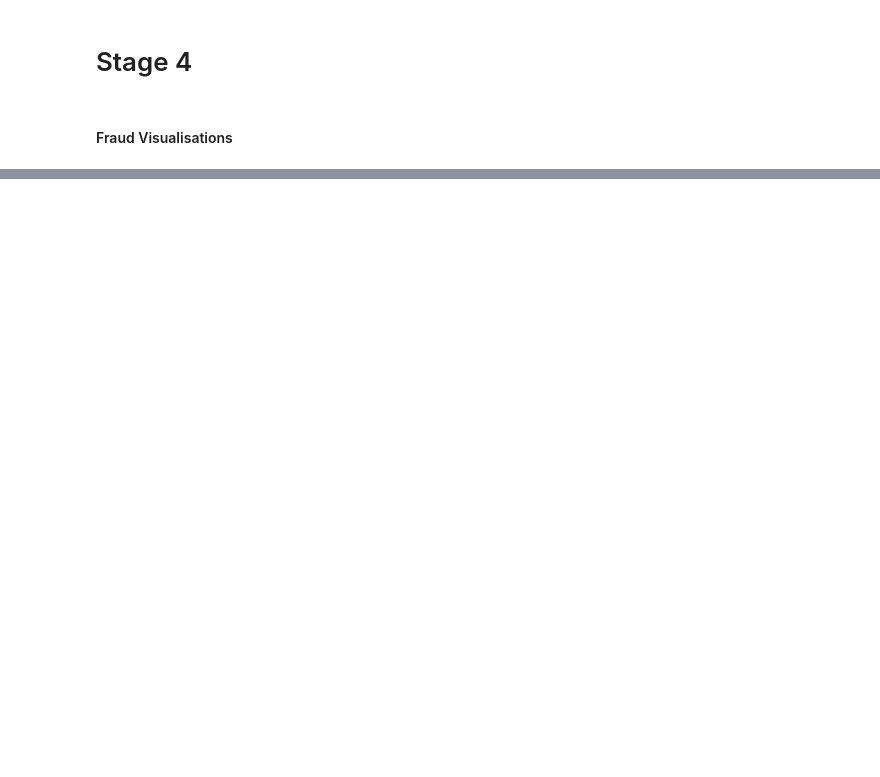
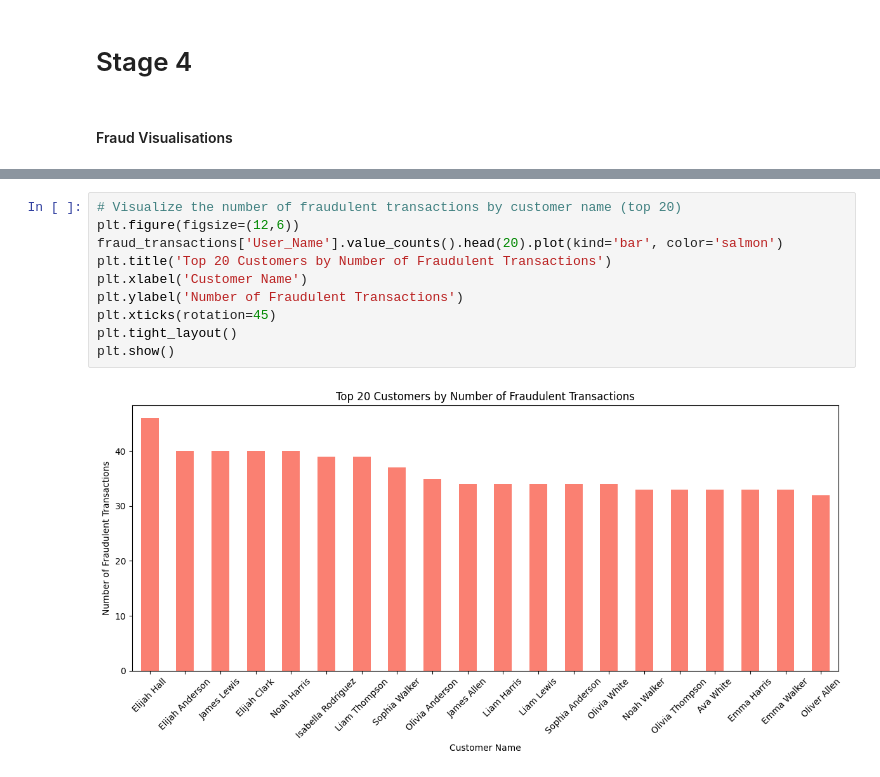
Before and after one commit to Ray99-cpu/online_store, a Jupyter notebook: jupyter_notebooks/dataset_fraud_detect.ipynb, the cells around one changed output, grey strips where cells are left out. Saved outputs shown, nothing was run; the diff lists cells and outputs as text; blank space fills up the shorter version.

```diff
--- a/jupyter_notebooks/dataset_fraud_detect.ipynb
+++ b/jupyter_notebooks/dataset_fraud_detect.ipynb
@@ -118,0 +175,12 @@ Detecting Fraud
+# %%
+# Visualize the number of fraudulent transactions by customer name (top 20)
+plt.figure(figsize=(12,6))
+fraud_transactions['User_Name'].value_counts().head(20).plot(kind='bar', color='salmon')
+plt.title('Top 20 Customers by Number of Fraudulent Transactions')
+plt.xlabel('Customer Name')
+plt.ylabel('Number of Fraudulent Transactions')
+plt.xticks(rotation=45)
+plt.tight_layout()
+plt.show()
+# %% [output]
+[figure, added]
```
Also changed, not shown: parts of 8 cells of this notebook.
